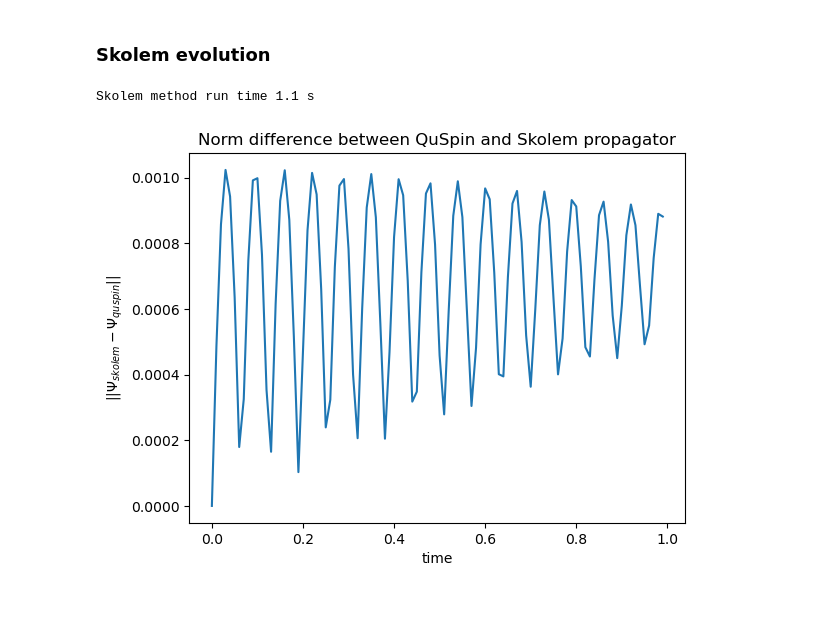
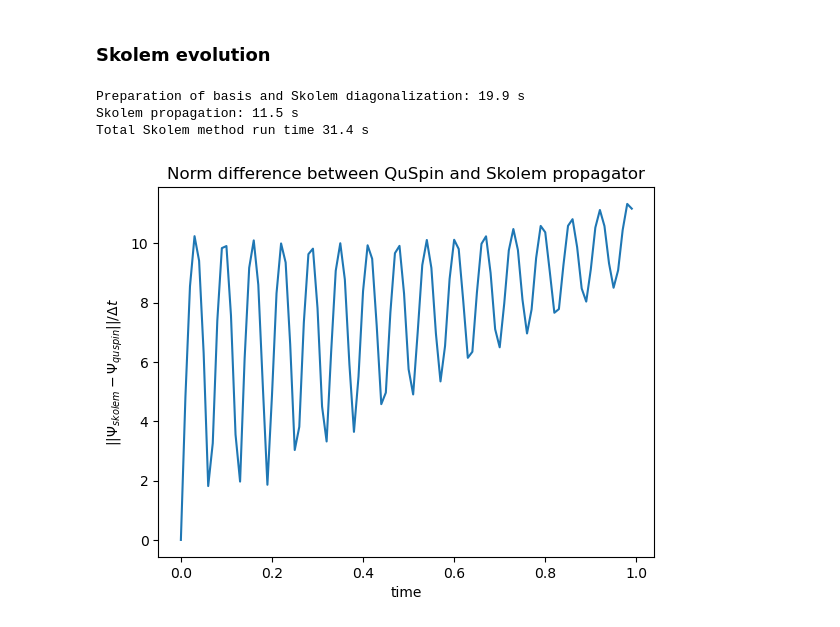
Before and after one commit to dibondar/QCantorTransformation, a Jupyter notebook: Bose-Hubbard model via Skolem propagator.ipynb, the cells around one changed output. Drawn from its saved outputs; the diff is of its cells as text; code cells hidden in the pictures.

```diff
--- a/Bose-Hubbard model via Skolem propagator.ipynb
+++ b/Bose-Hubbard model via Skolem propagator.ipynb
@@ -172,14 +126,19 @@ Comparing the implementation of the Bose-Hubbard Model in the QuSpin library by
 # %%
 ##### construct Bose-Hubbard Hamiltonian #####
 # define boson basis with N states per site L bosons in the lattice
-L = 3
-basis = boson_basis_1d(3, Nb=N) # full boson basis
+
+basis = boson_basis_1d(K, Nb=N) # full boson basis
 
 # define site-coupling lists
-#hop=[[-J,i,(i+1)%L] for i in range(L)] #PBC
-hop=[[-J,i,(i+1)%L] for i in range(L - 1)] # open boundary condition
-interact=[[0.5*U,i,i] for i in range(L)] # U/2 \sum_j n_j n_j
-pot=[[-mu-0.5*U,i] for i in range(L)] # -(\mu + U/2) \sum_j j_n
+if is_pbc:
+    # Peridodic bouundary condition
+    hop=[[-J,i,(i+1)%K] for i in range(K)] #PBC
+else:
+     # open boundary condition
+    hop=[[-J,i,(i+1)%K] for i in range(K - 1)]
+
+interact=[[0.5*U,i,i] for i in range(K)] # U/2 \sum_j n_j n_j
+pot=[[-mu-0.5*U,i] for i in range(K)] # -(\mu + U/2) \sum_j j_n
 
 # define static and dynamic lists
 static=[['+-',hop],['-+',hop],['n',pot],['nn',interact]]
@@ -187,6 +146,4 @@ dynamic=[]
 
 # build Hamiltonian
 H=hamiltonian(static,dynamic,basis=basis,dtype=np.float64)
-
-# print(n1, n2, n3)
 # %% [output]
@@ -214,20 +197,32 @@ t0 = time.time()
 Ψ_skolem = [ψ0,]
 
 for _ in times[1:]:
-    ψ = expH_23 @ Ψ_skolem[-1][indx]
-    ψ = expH_23 @ ψ[indx]
+
+    ψ = Ψ_skolem[-1]
+
+    for _ in range(K):
+        ψ = expH_nn @ ψ
+        ψ = ψ[indx]
+
     Ψ_skolem.append(ψ)
 
 Ψ_skolem = np.array(Ψ_skolem).T
 
-print("Skolem method run time {:.1f} s".format(time_prepare_skolem + time.time() - t0))
+time_propagate_skolem = time.time() - t0
+
+print("Preparation of basis and Skolem diagonalization: {:.1f} s".format(time_prepare_skolem))
+print("Skolem propagation: {:.1f} s".format(time_propagate_skolem))
+
+print("Total Skolem method run time {:.1f} s".format(time_prepare_skolem + time_propagate_skolem))
 # %% [output]
-Skolem method run time 1.1 s
+Preparation of basis and Skolem diagonalization: 19.9 s
+Skolem propagation: 11.5 s
+Total Skolem method run time 31.4 s
 # %%
 plt.title("Norm difference between QuSpin and Skolem propagator")
-plt.plot(times, norm(Ψ_skolem - Ψ_quspin, axis=0))
+plt.plot(times, norm(Ψ_skolem - Ψ_quspin, axis=0) / Δt)
 plt.xlabel("time")
-plt.ylabel(r"$\|\|\Psi_{skolem} - \Psi_{quspin}\|\|$")
+plt.ylabel(r"$\|\|\Psi_{skolem} - \Psi_{quspin}\|\| / \Delta t$")
 plt.show()
 # %% [output]
-[figure, old version]
+[figure, new version]
```
Also changed, not shown: parts of 25 cells of this notebook, 1 other file.
